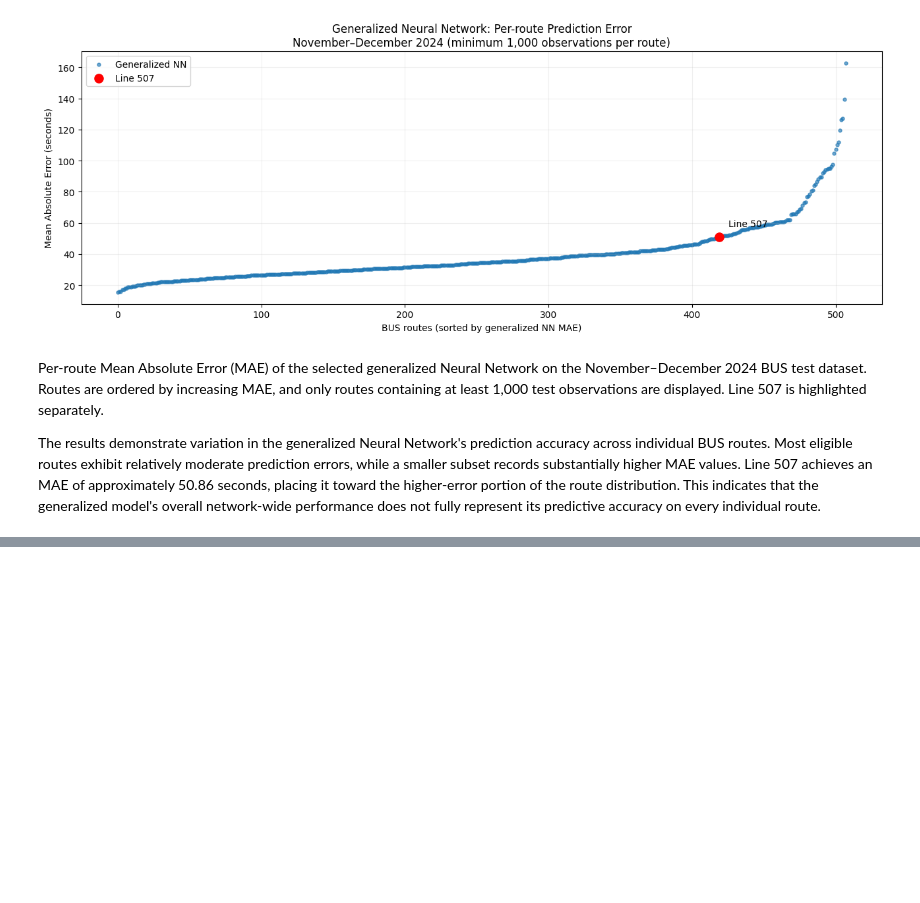
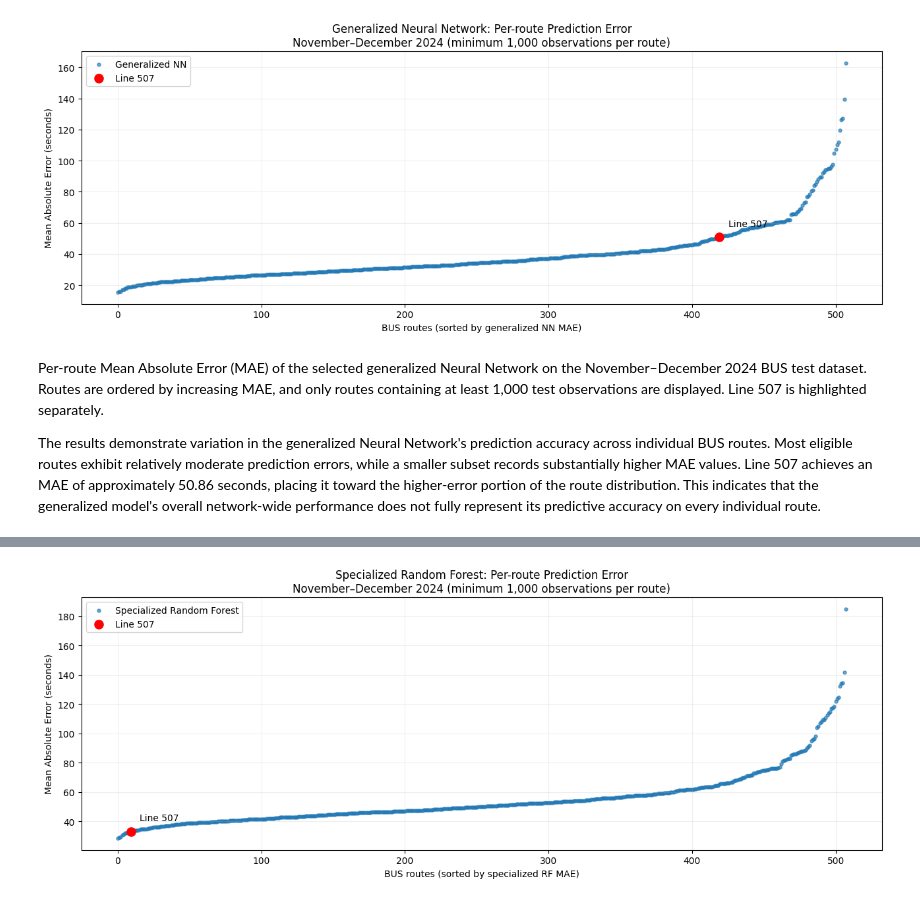
Before and after one commit to naminipla1920-ui/Private, a Jupyter notebook: Copia_de_AI_transportation_project.ipynb, the cells around one changed output, grey strips where cells are left out. Saved outputs shown, nothing was run; the diff lists cells and outputs as text; code cells hidden in the pictures; blank space fills up the shorter version.

```diff
--- a/Copia_de_AI_transportation_project.ipynb
+++ b/Copia_de_AI_transportation_project.ipynb
@@ -9231,0 +9491,94 @@ The results demonstrate variation in the generalized Neural Network's prediction
+# %%
+import matplotlib.pyplot as plt
+
+MIN_ROUTE_OBS = 1_000
+
+# Keep only routes with at least 1,000 test observations
+specialized_eligible_routes = specialized_route_results[
+    specialized_route_results["n_observations"] >= MIN_ROUTE_OBS
+].copy()
+
+print(
+    "Total routes:",
+    len(specialized_route_results)
+)
+
+print(
+    "Eligible routes:",
+    len(specialized_eligible_routes)
+)
+
+print(
+    "Excluded routes:",
+    len(specialized_route_results) - len(specialized_eligible_routes)
+)
+
+# Sort by specialized RF MAE
+plot_df_specialized = specialized_eligible_routes.sort_values(
+    "specialized_MAE"
+).reset_index(drop=True)
+
+# Create the graph
+plt.figure(figsize=(13, 5))
+
+plt.scatter(
+    range(len(plot_df_specialized)),
+    plot_df_specialized["specialized_MAE"],
+    s=13,
+    alpha=0.65,
+    label="Specialized Random Forest"
+)
+
+# Highlight Line 507
+line_507 = plot_df_specialized[
+    plot_df_specialized["route_id"].astype(str) == str(LINE_507)
+]
+
+assert not line_507.empty, "Line 507 was not found."
+
+idx = line_507.index[0]
+mae_507 = line_507["specialized_MAE"].iloc[0]
+
+plt.scatter(
+    idx,
+    mae_507,
+    color="red",
+    s=90,
+    zorder=5,
+    label="Line 507"
+)
+
+plt.annotate(
+    "Line 507",
+    (idx, mae_507),
+    xytext=(10, 12),
+    textcoords="offset points"
+)
+
+plt.xlabel("BUS routes (sorted by specialized RF MAE)")
+plt.ylabel("Mean Absolute Error (seconds)")
+
+plt.title(
+    "Specialized Random Forest: Per-route Prediction Error\n"
+    "November–December 2024 (minimum 1,000 observations per route)"
+)
+
+plt.grid(alpha=0.2)
+plt.legend()
+plt.tight_layout()
+
+# Save the figure to Google Drive
+figure_path = (
+    f"{RESULTS_PATH}/specialized_rf_per_route_mae.png"
+)
+
+plt.savefig(
+    figure_path,
+    dpi=300,
+    bbox_inches="tight"
+)
+
+plt.show()
+
+print("Figure saved to:", figure_path)
+# %% [output]
@@ -9231,0 +9588 @@ The results demonstrate variation in the generalized Neural Network's prediction
+[figure, added]
```
Also changed, not shown: parts of 25 cells of this notebook.
